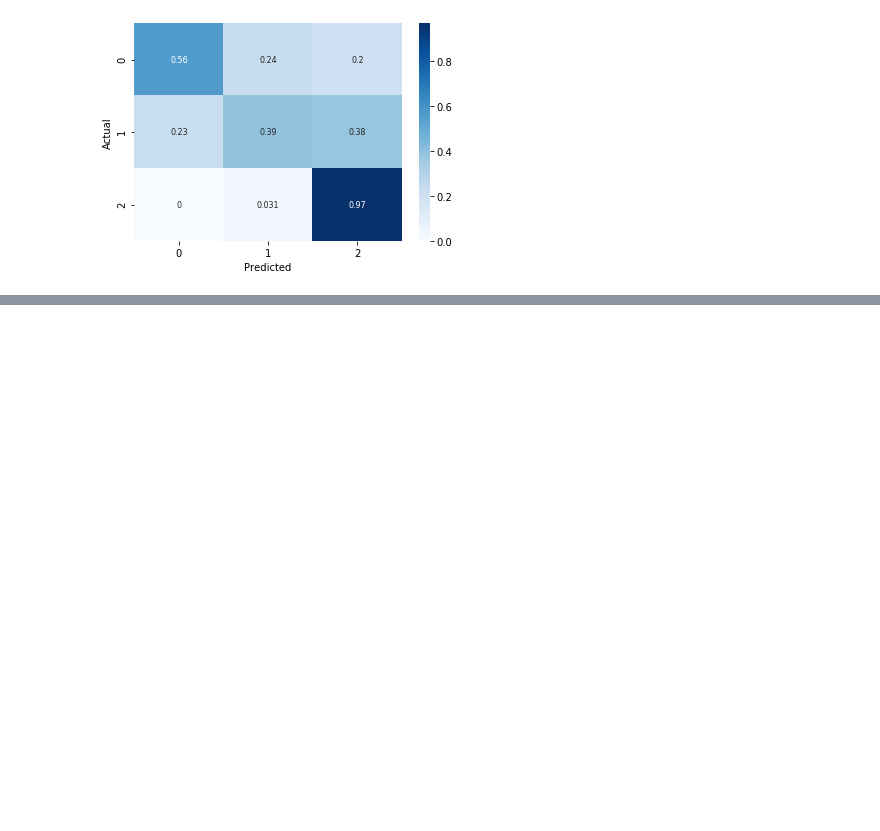
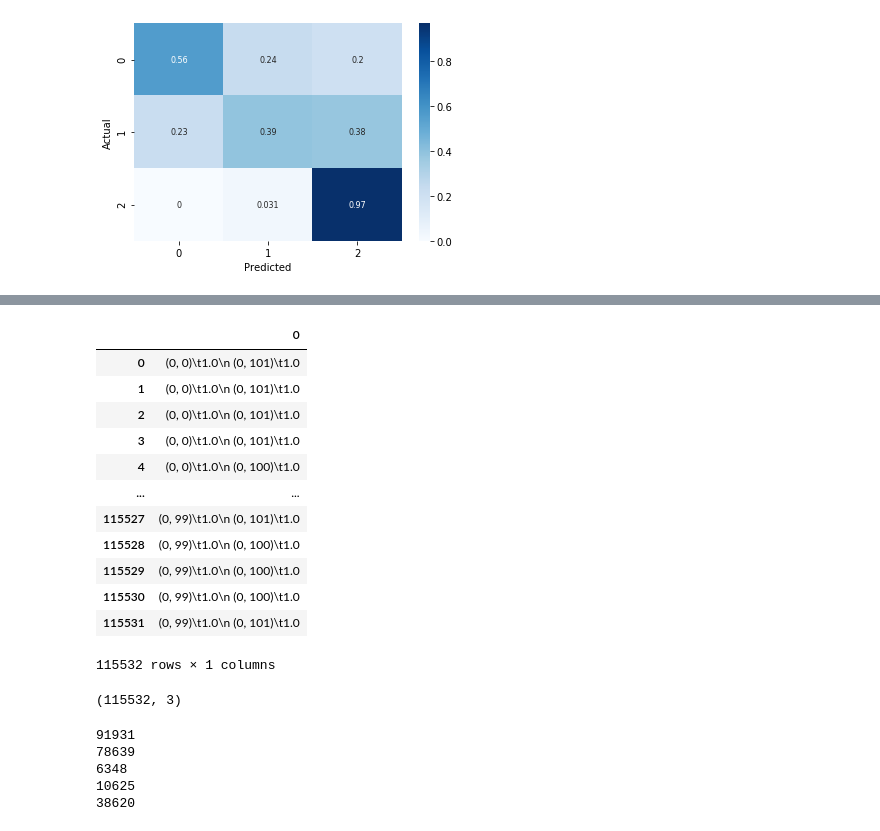
Before and after one commit to StevenDye/NC-Predicting-Political-Party-Changes, a Jupyter notebook: Master_Notebook_Irv.ipynb, the cells around one changed output, grey strips where cells are left out. Cells and saved outputs as stored; diff of their text form; code cells hidden in the pictures; blank space fills up the shorter version.

```diff
--- a/Master_Notebook_Irv.ipynb
+++ b/Master_Notebook_Irv.ipynb
@@ -1057,0 +1050,30 @@ clfnc_tuned.score(X_test, y_test)
+# %%
+pd.DataFrame(X)
+# %% [output]
+|  | 0 |
+| 0 | (0, 0)\t1.0\n (0, 101)\t1.0 |
+| 1 | (0, 0)\t1.0\n (0, 101)\t1.0 |
+| 2 | (0, 0)\t1.0\n (0, 101)\t1.0 |
+| 3 | (0, 0)\t1.0\n (0, 101)\t1.0 |
+| 4 | (0, 0)\t1.0\n (0, 100)\t1.0 |
+| ... | ... |
+| 115527 | (0, 99)\t1.0\n (0, 101)\t1.0 |
+| 115528 | (0, 99)\t1.0\n (0, 100)\t1.0 |
+| 115529 | (0, 99)\t1.0\n (0, 100)\t1.0 |
+| 115530 | (0, 99)\t1.0\n (0, 100)\t1.0 |
+| 115531 | (0, 99)\t1.0\n (0, 101)\t1.0 |
+115532 rows × 1 columns
+# %%
+forshow = df[[' county_name', 'party_from', 'party_to']]
+forshow.shape
+# %% [output]
+(115532, 3)
+# %%
+for i in range(5):
+    print(np.random.randint(0,115531))
+# %% [output]
+91931
+78639
+6348
+10625
+38620
```
Also changed, not shown: parts of 20 cells of this notebook, 1 other file.
